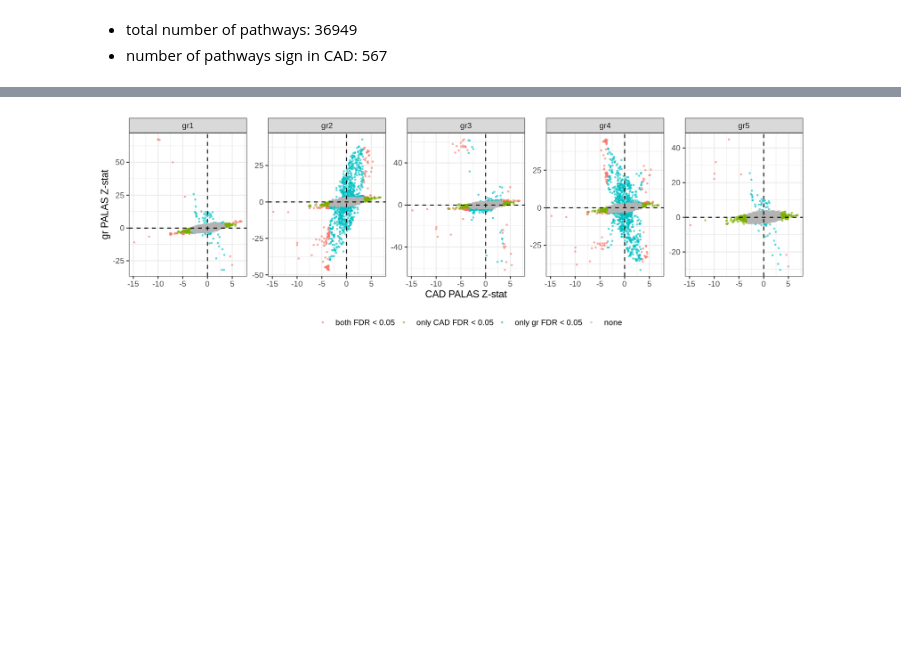
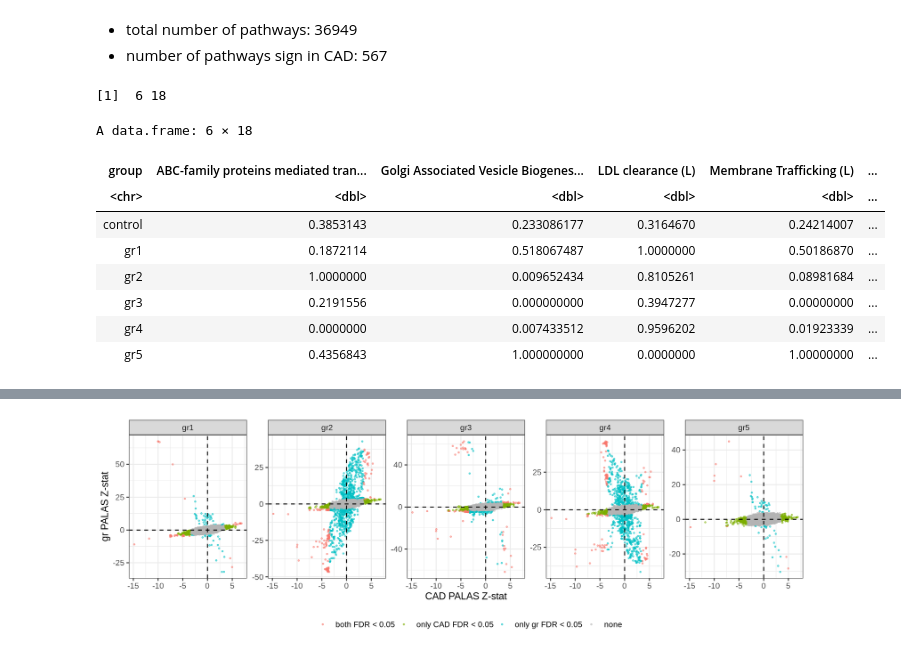
Before and after one commit to zillerlab/CASTom-iGEx_Paper, a Jupyter notebook: jupyter_notebook/CAD_clustering/PALASandTWAS_cluster_specific.ipynb, the cells around one changed output, grey strips where cells are left out. Saved outputs shown, nothing was run; the diff lists cells and outputs as text; code cells hidden in the pictures; blank space fills up the shorter version.

```diff
--- a/jupyter_notebook/CAD_clustering/PALASandTWAS_cluster_specific.ipynb
+++ b/jupyter_notebook/CAD_clustering/PALASandTWAS_cluster_specific.ipynb
@@ -131,0 +246,14 @@ dim(path_sign)
+# %%
+dim(df_mean_tot)
+df_mean_tot
+# %% [output]
+[1]  6 18
+A data.frame: 6 × 18
+| group | ABC-family proteins mediated tran... | Golgi Associated Vesicle Biogenes... | LDL clearance (L) | Membrane Trafficking (L) | ... |
+| <chr> | <dbl> | <dbl> | <dbl> | <dbl> | ... |
+| control | 0.3853143 | 0.233086177 | 0.3164670 | 0.24214007 | ... |
+| gr1 | 0.1872114 | 0.518067487 | 1.0000000 | 0.50186870 | ... |
+| gr2 | 1.0000000 | 0.009652434 | 0.8105261 | 0.08981684 | ... |
+| gr3 | 0.2191556 | 0.000000000 | 0.3947277 | 0.00000000 | ... |
+| gr4 | 0.0000000 | 0.007433512 | 0.9596202 | 0.01923339 | ... |
+| gr5 | 0.4356843 | 1.000000000 | 0.0000000 | 1.00000000 | ... |
```
Also changed, not shown: parts of 3 cells of this notebook, 3 other files.
